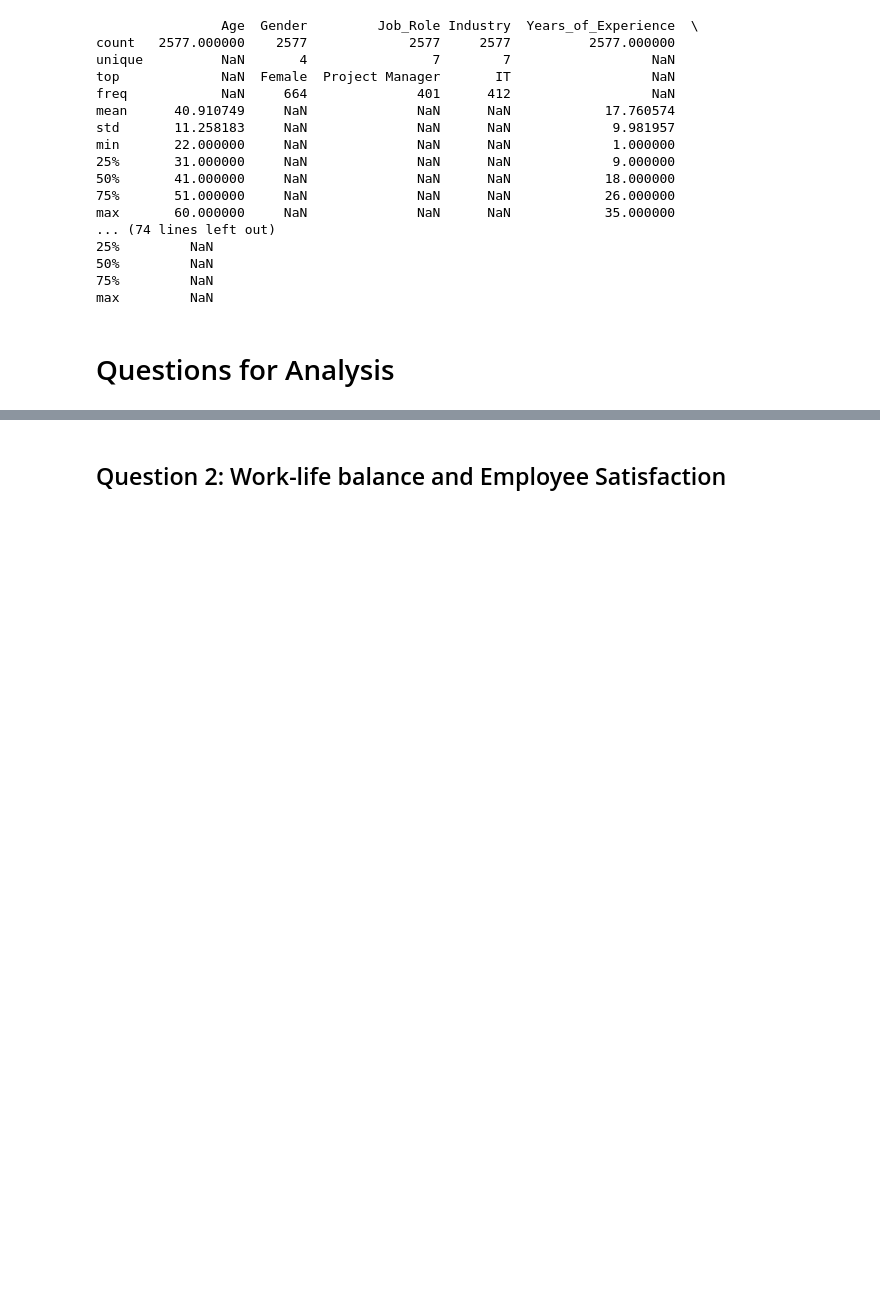
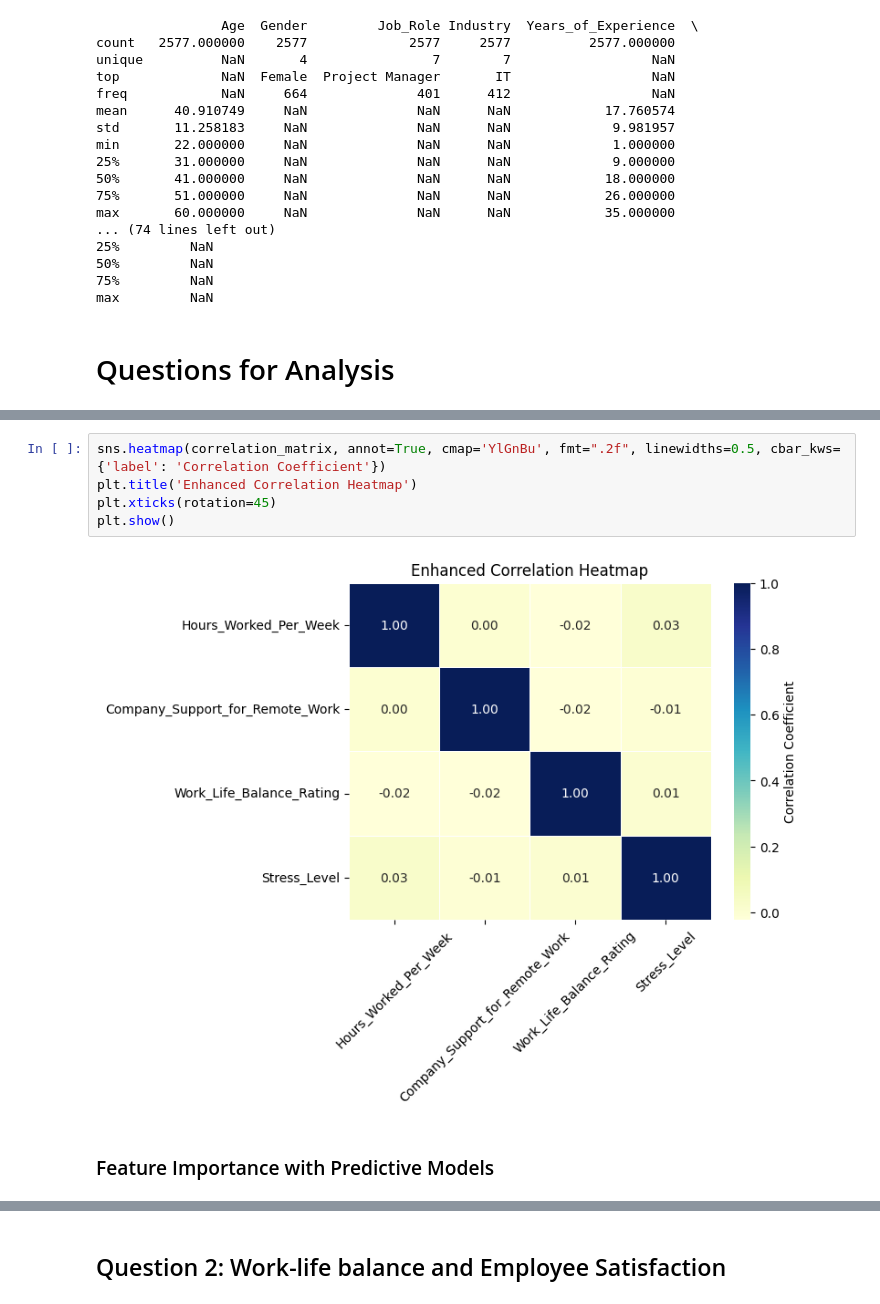
Before and after one commit to lcopolillo/FCD-2024-25, a Jupyter notebook: main.ipynb, the cells around one changed output, grey strips where cells are left out. Cells and saved outputs as stored; diff of their text form; blank space fills up the shorter version.

```diff
--- a/main.ipynb
+++ b/main.ipynb
@@ -171,0 +240,9 @@ max         NaN
+# %%
+sns.heatmap(correlation_matrix, annot=True, cmap='YlGnBu', fmt=".2f", linewidths=0.5, cbar_kws={'label': 'Correlation Coefficient'})
+plt.title('Enhanced Correlation Heatmap')
+plt.xticks(rotation=45)
+plt.show()
+# %% [output]
+[figure, added]
+# %% [markdown]
+### Feature Importance with Predictive Models
```
Also changed, not shown: parts of 38 cells of this notebook.
